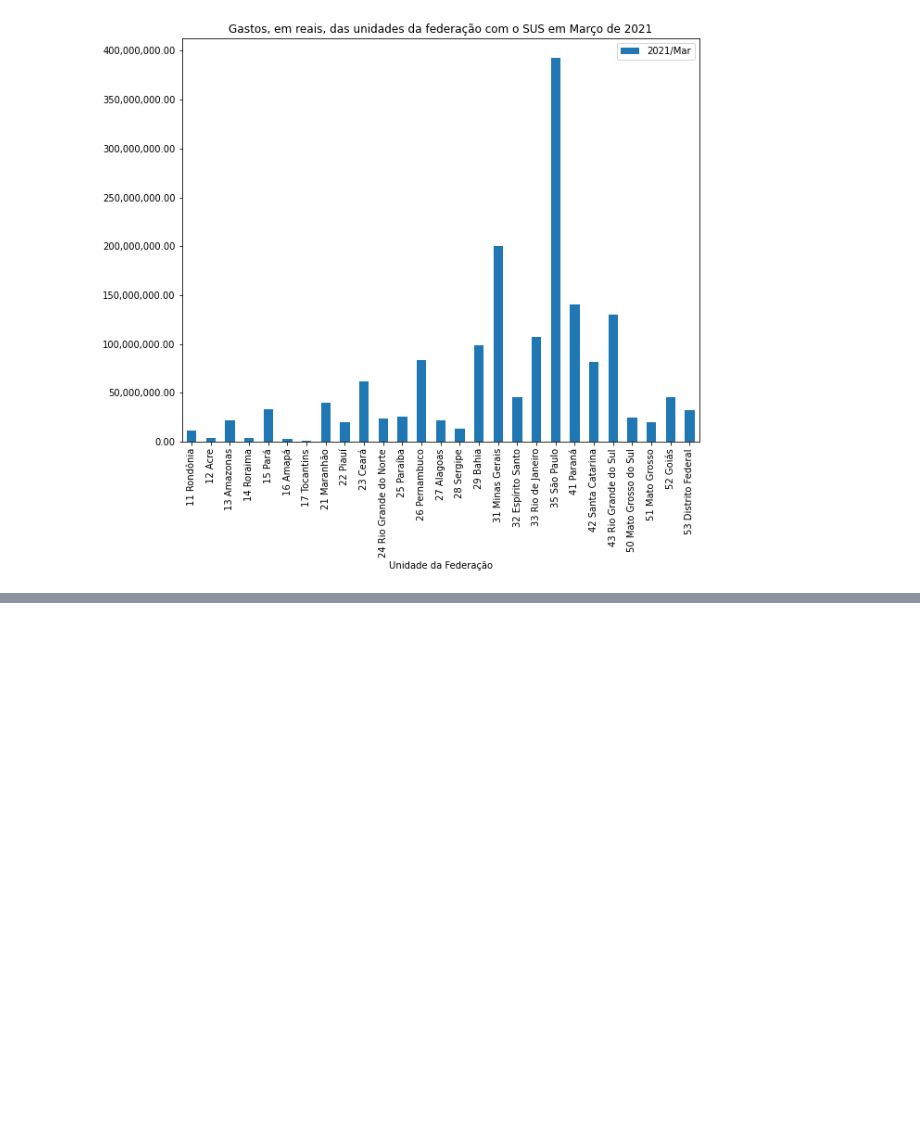
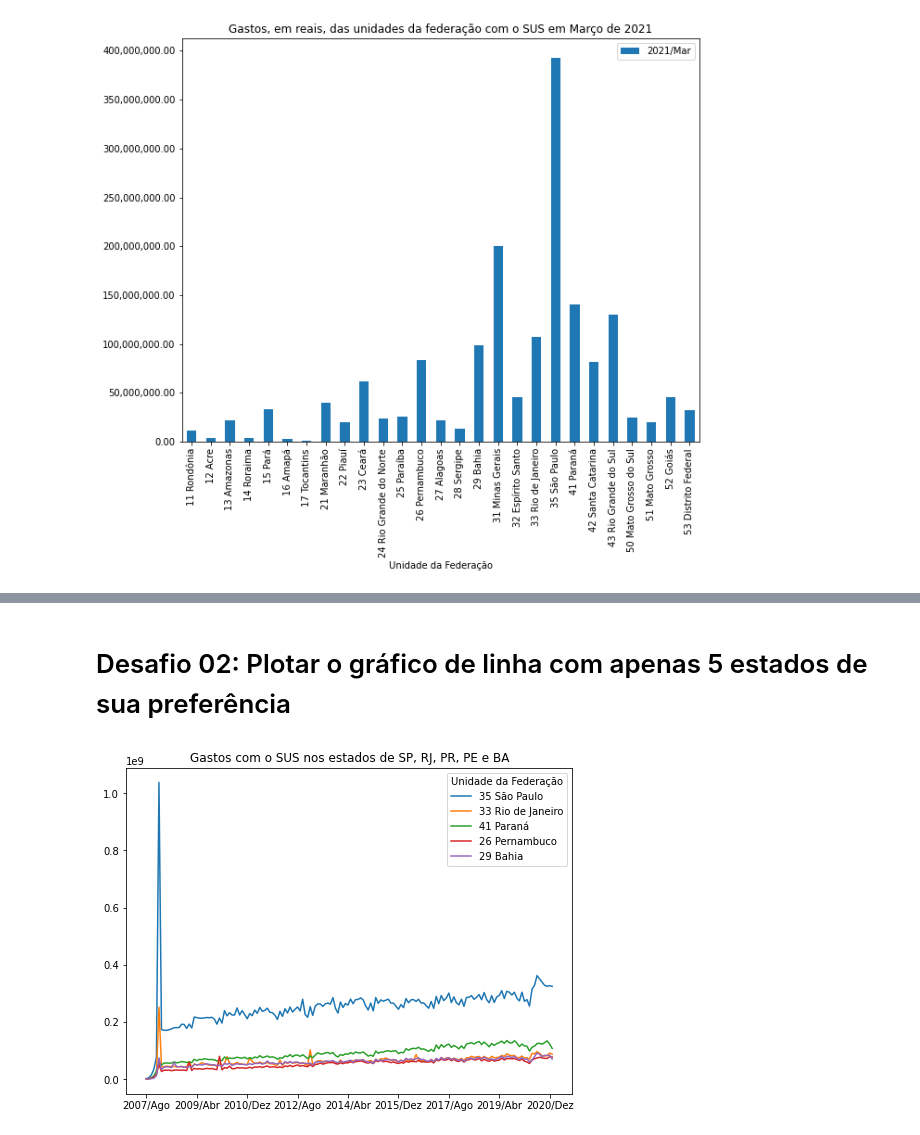
Before and after one commit to EltonGS/Bootcamp-Data-Science-Alura, a Jupyter notebook: Bootcamp_Alura_Modulo_1.ipynb, the cells around one changed output, grey strips where cells are left out. Cells and saved outputs as stored; diff of their text form; code cells hidden in the pictures; blank space fills up the shorter version.

```diff
--- a/Bootcamp_Alura_Modulo_1.ipynb
+++ b/Bootcamp_Alura_Modulo_1.ipynb
@@ -153,0 +364,9 @@ plt.show()
+# %% [markdown]
+# Desafio 02: Plotar o gráfico de linha com apenas 5 estados de sua preferência
+# %%
+estados_desafio_2 = usaveis.loc[['35 São Paulo', '33 Rio de Janeiro', '41 Paraná', '26 Pernambuco', '29 Bahia']]
+estados_desafio_2 = estados_desafio_2.drop(['2021/Mar', '2021/Fev'], axis=1) # droppando os meses mais recentes pois não possuem os gastos completos, distorcendo o gráfico
+estados_desafio_2.T.plot(figsize = (8,6), title=('Gastos com o SUS nos estados de SP, RJ, PR, PE e BA'))
+plt.show()
+# %% [output]
+[figure, added]
```
Also changed, not shown: parts of 19 cells of this notebook.
